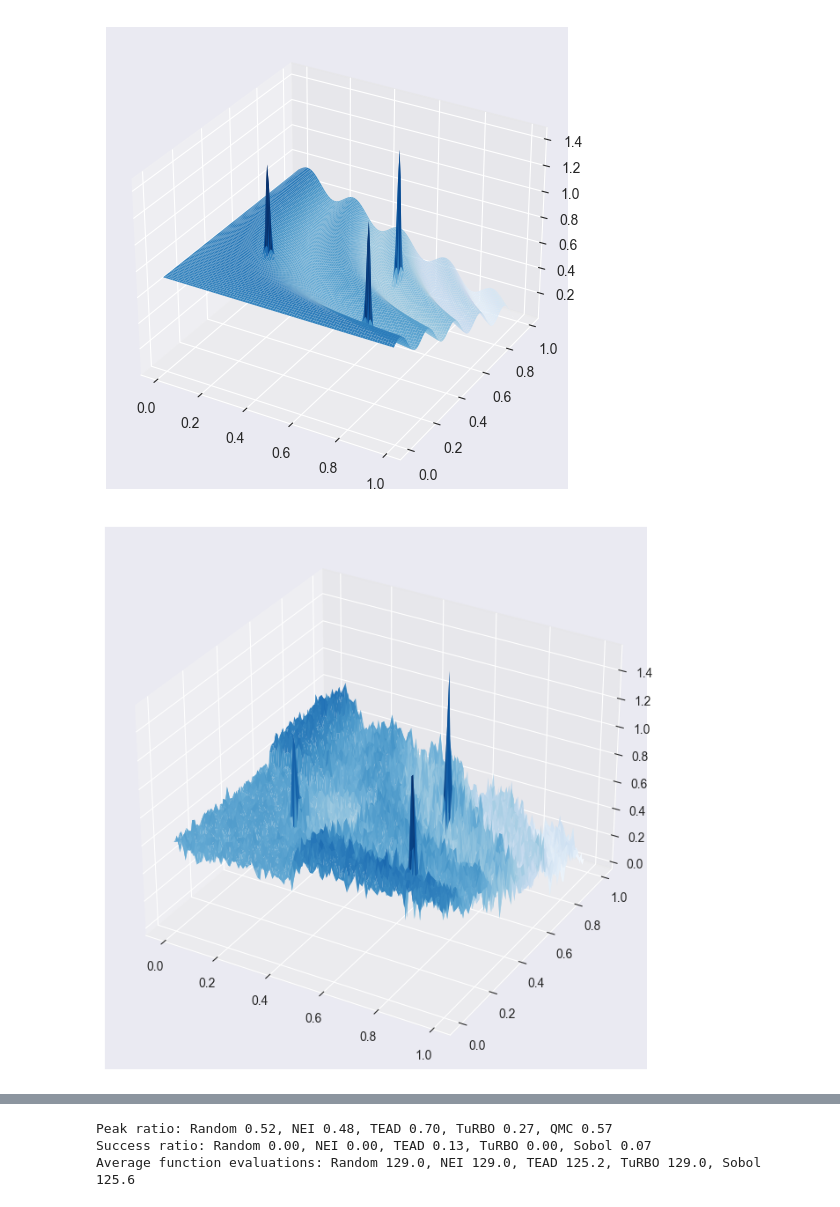
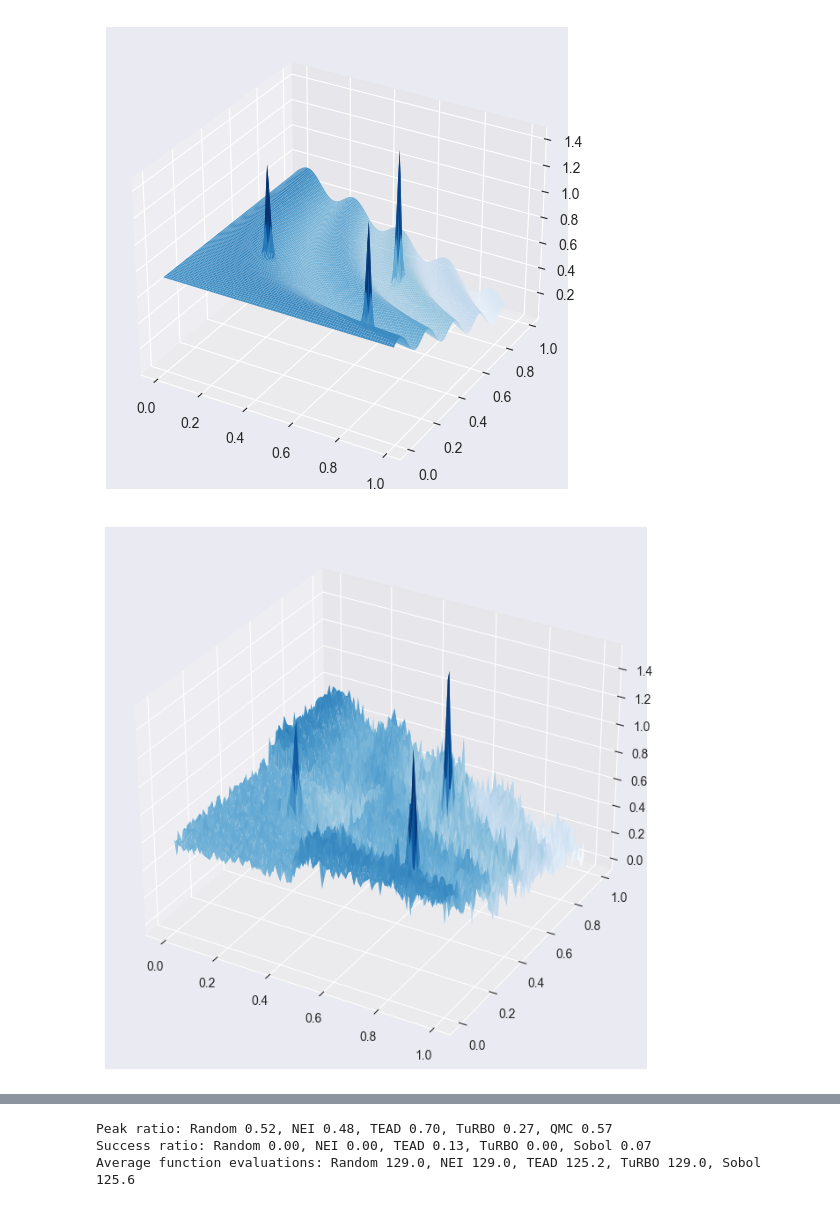
Before and after one commit to acb-code/extrema_search, a Jupyter notebook: src/notebooks/benchmark_nonbalanced_nd.ipynb, the cells around one changed output, grey strips where cells are left out. Saved outputs shown, nothing was run; the diff lists cells and outputs as text; code cells hidden in the pictures.

```diff
--- a/src/notebooks/benchmark_nonbalanced_nd.ipynb
+++ b/src/notebooks/benchmark_nonbalanced_nd.ipynb
@@ -50,16 +50,16 @@ Data save directory: C:\Users\alexb\PycharmProjects\extrema_search\src\notebooks
 # %%
 # and with addition of smooth global behavior
-def mme_add_2d(x1, x2):
-    y = (torch.exp(-(150.*(x1-0.65))**2.)) * (torch.exp(-(50.*(x2-0.65))**2.))
-    y += 0.7*(torch.exp(-(150.*(x1-0.25))**2.)) * (torch.exp(-(50.*(x2-0.35))**2.))
-    y += 0.8*(torch.exp(-(150.*(x1-0.8))**2.)) * (torch.exp(-(50.*(x2-0.15))**2.))
+def mme_add_2d_plot(x1, x2):
+    y = (torch.exp(-(100.*(x1-0.65))**2.)) * (torch.exp(-(50.*(x2-0.65))**2.))
+    y += 0.7*(torch.exp(-(100.*(x1-0.25))**2.)) * (torch.exp(-(50.*(x2-0.35))**2.))
+    y += 0.8*(torch.exp(-(100.*(x1-0.8))**2.)) * (torch.exp(-(50.*(x2-0.15))**2.))
     y += 0.66*(-1.*x2*x1 + 0.1*torch.sin(30.*x1*x2)) + 0.73
     return y
 
 x1 = torch.arange(0.0, 1.0, 0.01)
 x2 = torch.arange(0.0, 1.0, 0.01)
 X1, X2 = torch.meshgrid([x1, x2])
-Z = mme_add_2d(X1, X2)
+Z = mme_add_2d_plot(X1, X2)
 from matplotlib import ticker, cm
 fig, ax = plt.subplots(subplot_kw=dict(projection='3d'), figsize=(8,6))
 
@@ -70,34 +70,34 @@ surf = ax.plot_surface(X1, X2, Z, cmap='Blues', shade=False, cstride=1, rstride=
 # surf = ax.plot_surface(X1, X2, Z, facecolors=rgb, shade=False)
 plt.savefig(datasavedir + '/'+'2d_mme_attempt'+'.png')
 # %% [output]
-[figure, old version]
+[figure, new version]
 # %%
 sigma_max = 0.12
 sigma_min = 0.02
 def noise_1_2d(x1, x2):
     # mean
-    y = mme_add_2d(x1, x2)
+    y = mme_add_2d_plot(x1, x2)
     # noise
     noise = torch.zeros(y.shape)
     noise += (torch.randn(y.shape) * sigma_max) * (x1 >= 0.61) * (x1 < 0.71) * (x2 >= 0.61) * (x2 < 0.71)  # peak 1
     noise += (torch.randn(y.shape) * sigma_max) * (x1 >= 0.21) * (x1 < 0.31) * (x2 >= 0.31) * (x2 < 0.41)  # peak 2
     noise += (torch.randn(y.shape) * sigma_max) * (x1 >= 0.76) * (x1 < 0.84) * (x2 >= 0.11) * (x2 < 0.21)  # peak 3
     # noise += (torch.randn(y.shape) * (sigma_max - sigma_min) / (1. + torch.exp(-10.*(x1-0.2))) + sigma_min) * (x1 < 0.5) * (x2 < 0.5)
     # noise += (torch.randn(y.shape) * (sigma_max - sigma_min) / (1. + torch.exp(10.*(x1-0.75))) + sigma_min) * (x1 >= 0.5) * (x2 >= 0.5)
     noise += torch.randn(y.shape) * (sigma_max - sigma_min) * (0.4 / (torch.abs(1.25*y - 0.5) + 0.4))
     # jump
     y1 = y + noise
     y_jump = 0.2 * y1 * (x1 <= 0.45) * (x2 <= 0.58)
     y2 = y1 - y_jump
     return y2
 
 x1 = torch.arange(0.0, 1.0, 0.01)
 x2 = torch.arange(0.0, 1.0, 0.01)
 X1, X2 = torch.meshgrid([x1, x2])
 Z = noise_1_2d(X1, X2)
 fig, ax = plt.subplots(subplot_kw=dict(projection='3d'), figsize=(10,8))
 surf = ax.plot_surface(X1, X2, Z, cmap='Blues', shade=False, cstride=1, rstride=1, linewidth=0)
 plt.savefig(datasavedir + '/'+'2d_mme_noise_attempt1'+'.png')
 # %% [output]
-[figure, old version]
+[figure, new version]
 # %%
```
Also changed, not shown: parts of 13 cells of this notebook, 2 other files.
